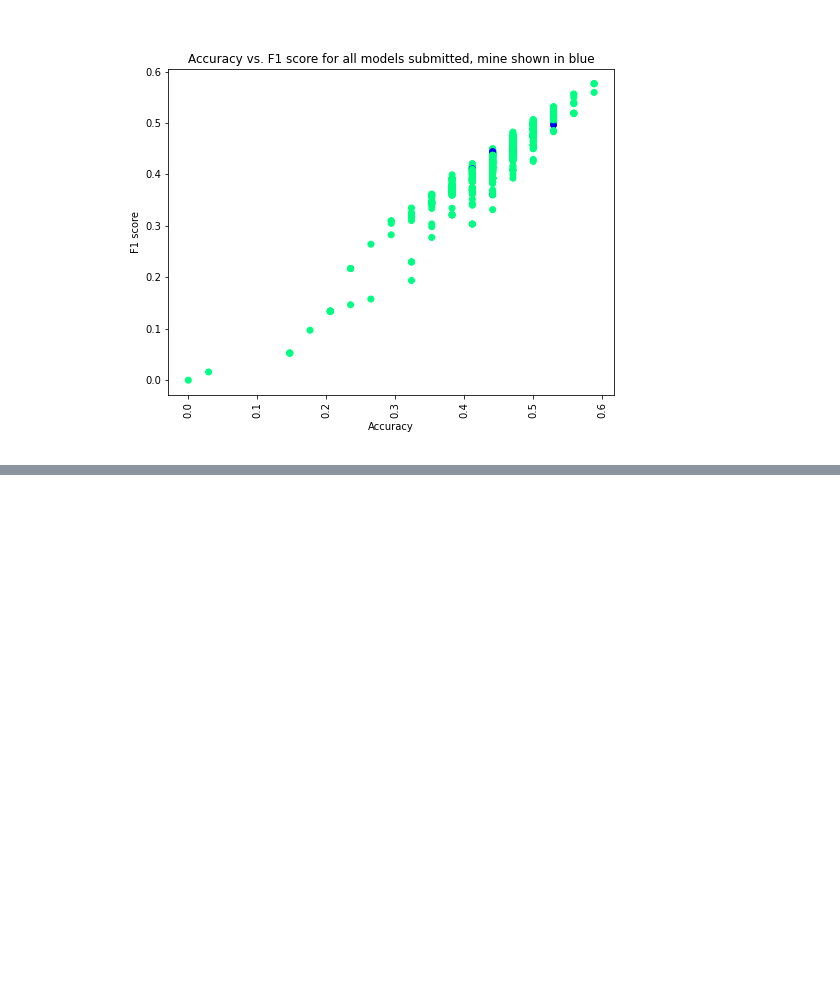
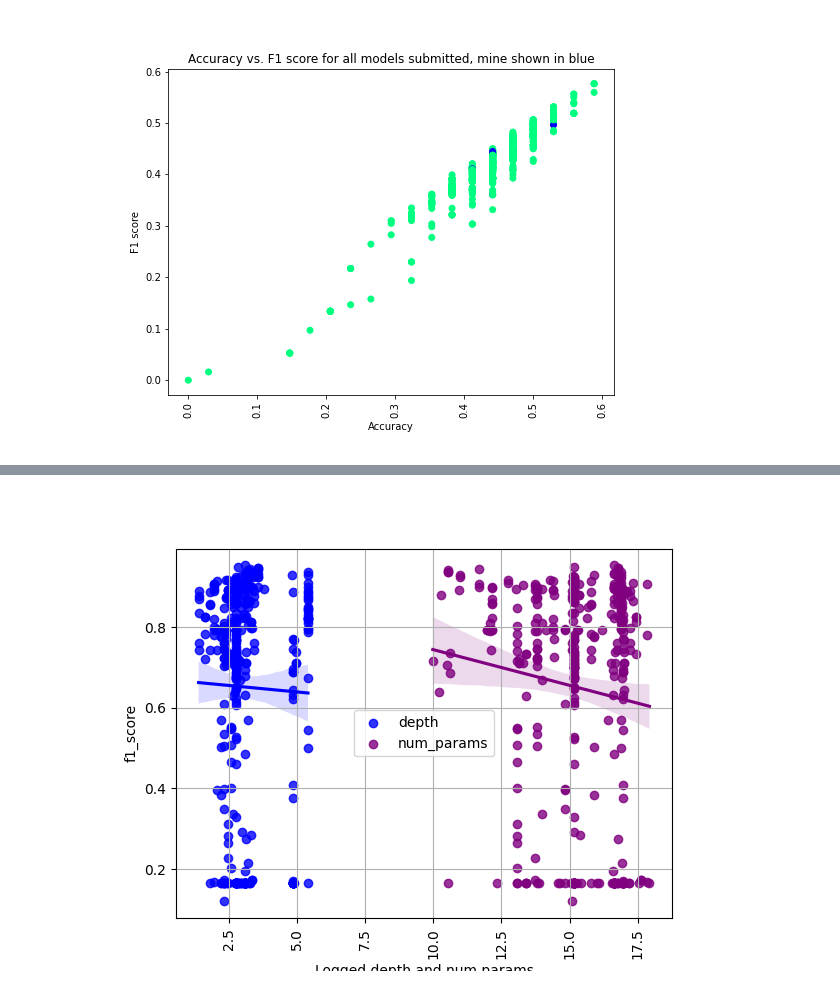
Before and after one commit to lprockop/AdvMLPortfolio, a Jupyter notebook: Portfolio-Main.ipynb, the cells around one changed output, grey strips where cells are left out. Saved outputs shown, nothing was run; the diff lists cells and outputs as text; code cells hidden in the pictures; blank space fills up the shorter version.

```diff
--- a/Portfolio-Main.ipynb
+++ b/Portfolio-Main.ipynb
@@ -138,0 +163,5 @@ A predictive model might be practically useful because it could help diagnose pe
+# %%
+#how did depth and params affect models?
+Image('Classify Covid X-Ray Images/Output/model2perf.png')
+# %% [output]
+[figure, added]
```
Also changed, not shown: parts of 15 cells of this notebook, 13 other files.
